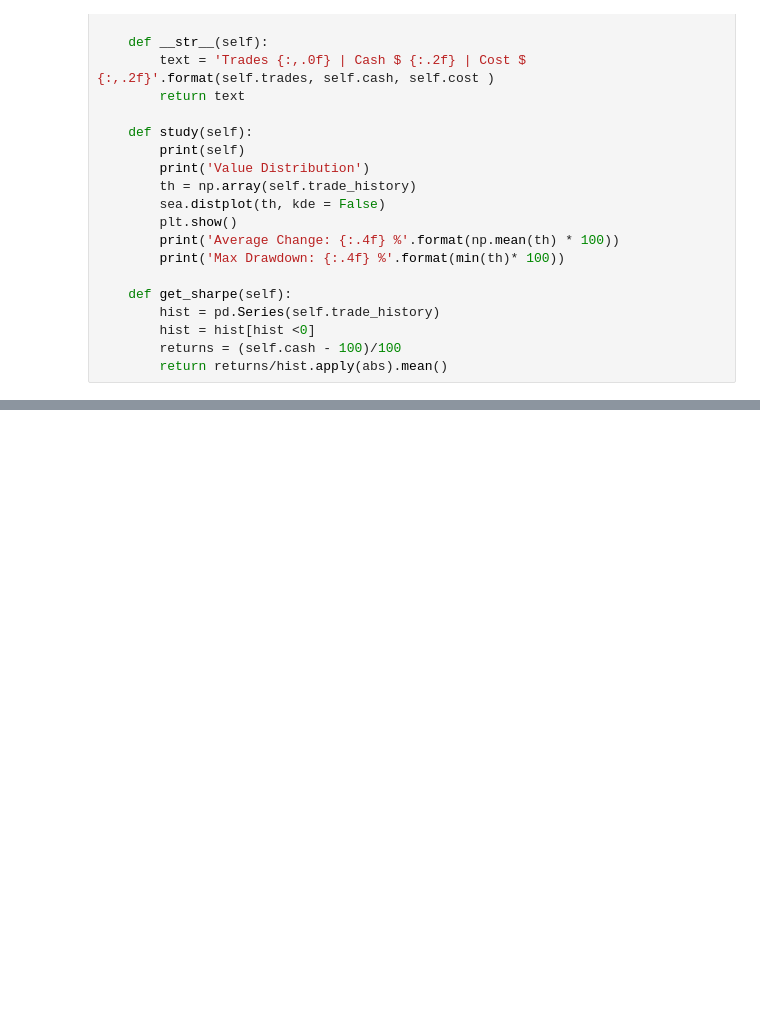
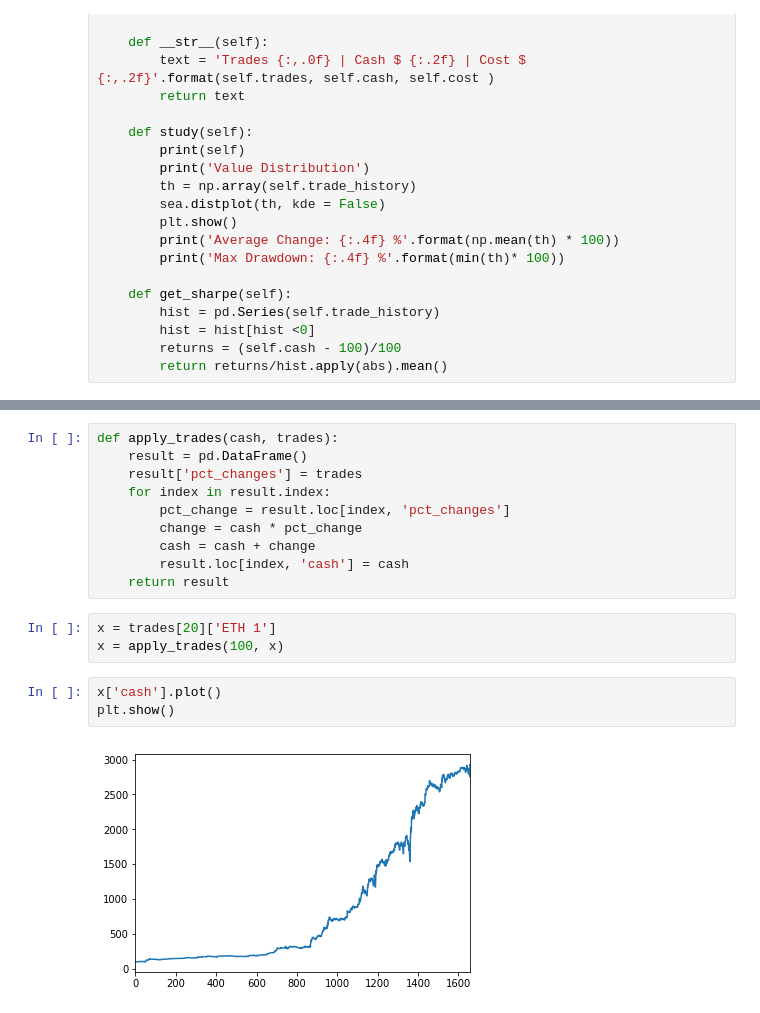
Before and after one commit to 2yan/Super-Simple, a Jupyter notebook: Untitled.ipynb, the cells around one changed output, grey strips where cells are left out. Drawn from its saved outputs; the diff is of its cells as text; blank space fills up the shorter version.

```diff
--- a/Untitled.ipynb
+++ b/Untitled.ipynb
@@ -278,0 +382,18 @@ for thing in ['signal_time', 'deviation', 'max_loss', 'target_percent']:
+# %%
+def apply_trades(cash, trades):
+    result = pd.DataFrame()
+    result['pct_changes'] = trades
+    for index in result.index:
+        pct_change = result.loc[index, 'pct_changes']
+        change = cash * pct_change
+        cash = cash + change
+        result.loc[index, 'cash'] = cash
+    return result
+# %%
+x = trades[20]['ETH 1']
+x = apply_trades(100, x)
+# %%
+x['cash'].plot()
+plt.show()
+# %% [output]
+[figure, added]
```
Also changed, not shown: parts of 26 cells of this notebook, 37 other files.
